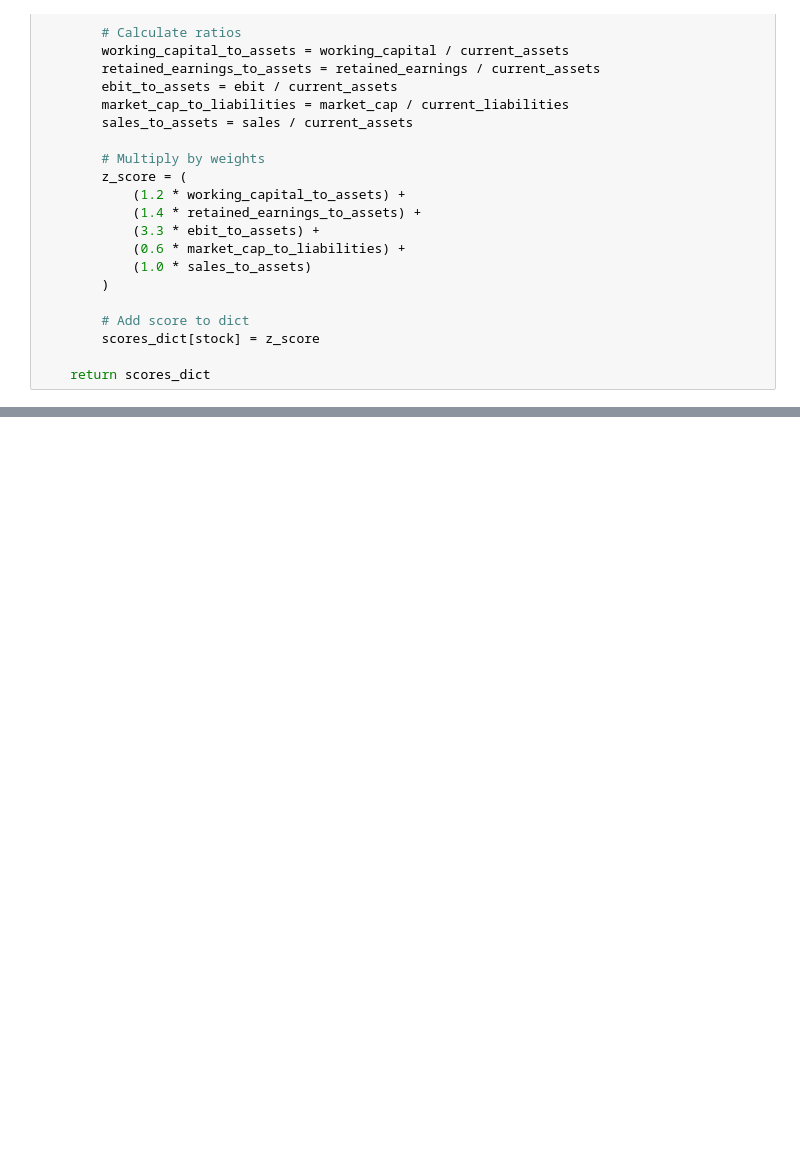
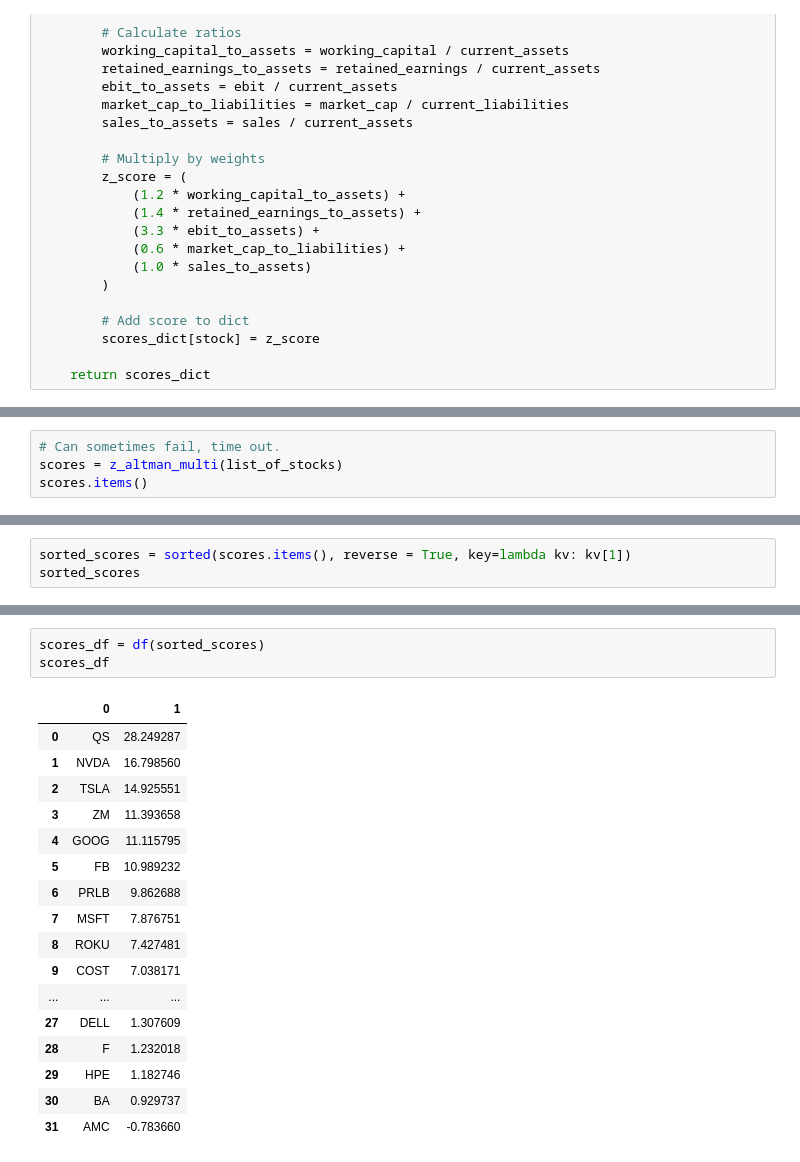
Before and after one commit to CameronBeebe/z_score, a Jupyter notebook: z_score_dev.ipynb, the cells around one changed output, grey strips where cells are left out. Drawn from its saved outputs; the diff is of its cells as text; blank space fills up the shorter version.

```diff
--- a/z_score_dev.ipynb
+++ b/z_score_dev.ipynb
@@ -268,0 +270,4 @@ z_altman_multi(list_of_stocks)
+# %%
+# Can sometimes fail, time out.
+scores = z_altman_multi(list_of_stocks)
+scores.items()
@@ -268,0 +276,3 @@ z_altman_multi(list_of_stocks)
+# %%
+sorted_scores = sorted(scores.items(), reverse = True, key=lambda kv: kv[1])
+sorted_scores
@@ -273,0 +340,21 @@ def z_tech():
+# %%
+scores_df = df(sorted_scores)
+scores_df
+# %% [output]
+|  | 0 | 1 |
+| 0 | QS | 28.249287 |
+| 1 | NVDA | 16.798560 |
+| 2 | TSLA | 14.925551 |
+| 3 | ZM | 11.393658 |
+| 4 | GOOG | 11.115795 |
+| 5 | FB | 10.989232 |
+| 6 | PRLB | 9.862688 |
+| 7 | MSFT | 7.876751 |
+| 8 | ROKU | 7.427481 |
+| 9 | COST | 7.038171 |
+| ... | ... | ... |
+| 27 | DELL | 1.307609 |
+| 28 | F | 1.232018 |
+| 29 | HPE | 1.182746 |
+| 30 | BA | 0.929737 |
+| 31 | AMC | -0.783660 |
```
Also changed, not shown: parts of 38 cells of this notebook.
